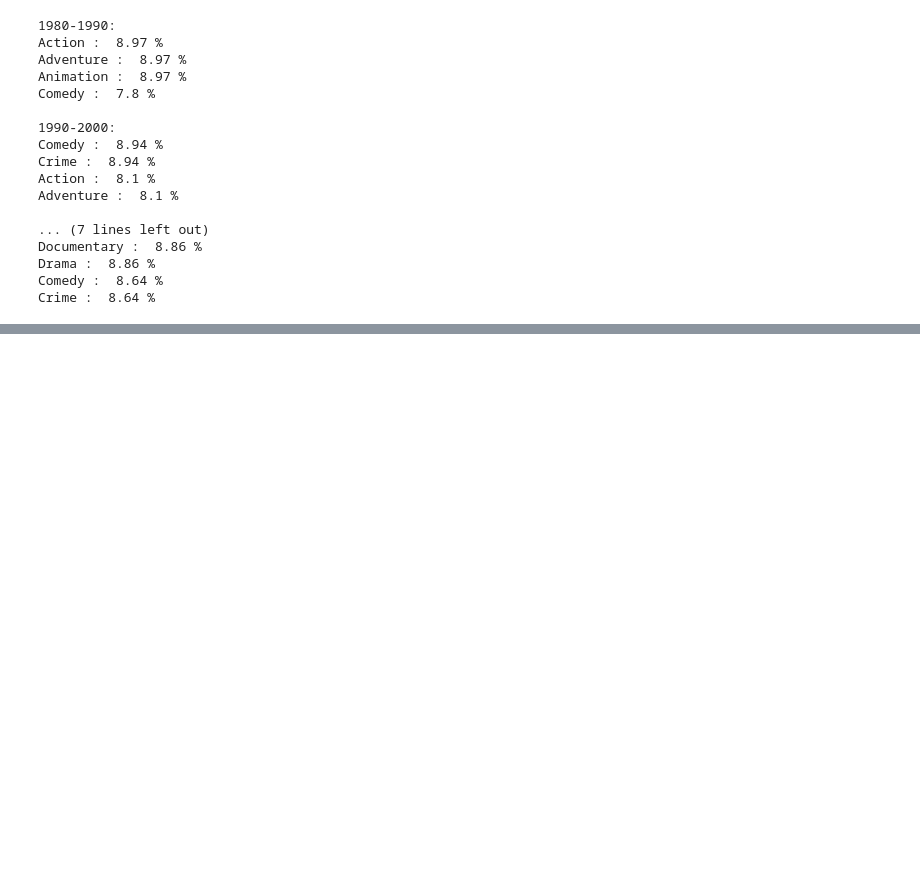
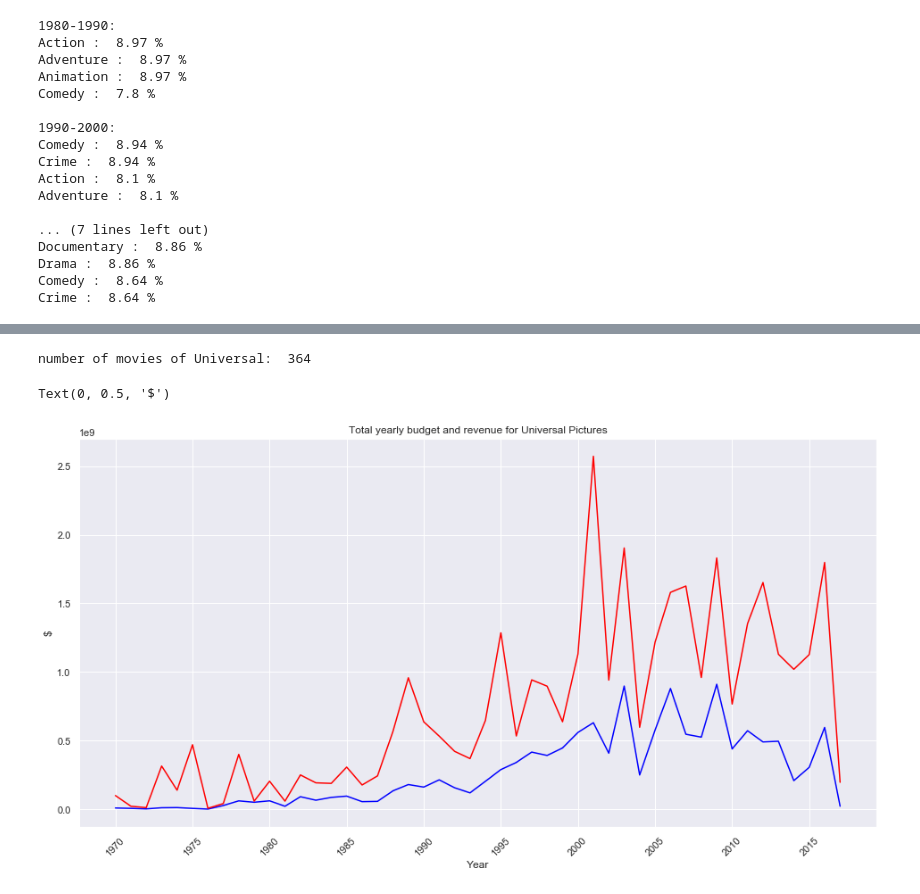
Before and after one commit to nastazya/Movies-analytics, a Jupyter notebook: EDA.ipynb, the cells around one changed output, grey strips where cells are left out. Drawn from its saved outputs; the diff is of its cells as text; code cells hidden in the pictures; blank space fills up the shorter version.

```diff
--- a/EDA.ipynb
+++ b/EDA.ipynb
@@ -582,0 +582,29 @@ TypeError: cannot perform reduce with flexible type
+# %%
+# What is the total yearly budget and revenue for Universal Pictures, starting 1970?
+
+#Extract Universal
+value_extractor = lambda df, field, value: [idx for idx, entries in enumerate(df[field]) for item in entries if value in item['name']]
+
+df_u = df.iloc[value_extractor(df, 'production_companies', 'Universal'),:]
+print('number of movies of Universal: ', df_u['id'].count())
+
+#Cut of years < 1970
+df_u =  df_u[df_u['year'] >= 1970]
+
+budget_year_u = df_u.groupby(by='year')['budget'].sum()
+budget_year_u.sort_values()
+revenue_year_u = df_u.groupby(by='year')['revenue'].sum()
+revenue_year_u.sort_values()
+
+plt.figure(figsize=(16,8))
+plt.plot(budget_year_u.index, budget_year_u.values, '-', color = 'blue', label='Budget')
+plt.plot(revenue_year_u.index, revenue_year_u.values, '-', color = 'red', label='Revenue')
+plt.title('Total yearly budget and revenue for Universal Pictures')
+labels = [str(x) for x in range(1970, 2020, 5)]
+plt.xticks(range(1970, 2020, 5), labels, rotation=45)
+plt.xlabel('Year')
+plt.ylabel('$')
+# %% [output]
+number of movies of Universal:  364
+Text(0, 0.5, '$')
+[figure, added]
```
Also changed, not shown: parts of 5 cells of this notebook.
